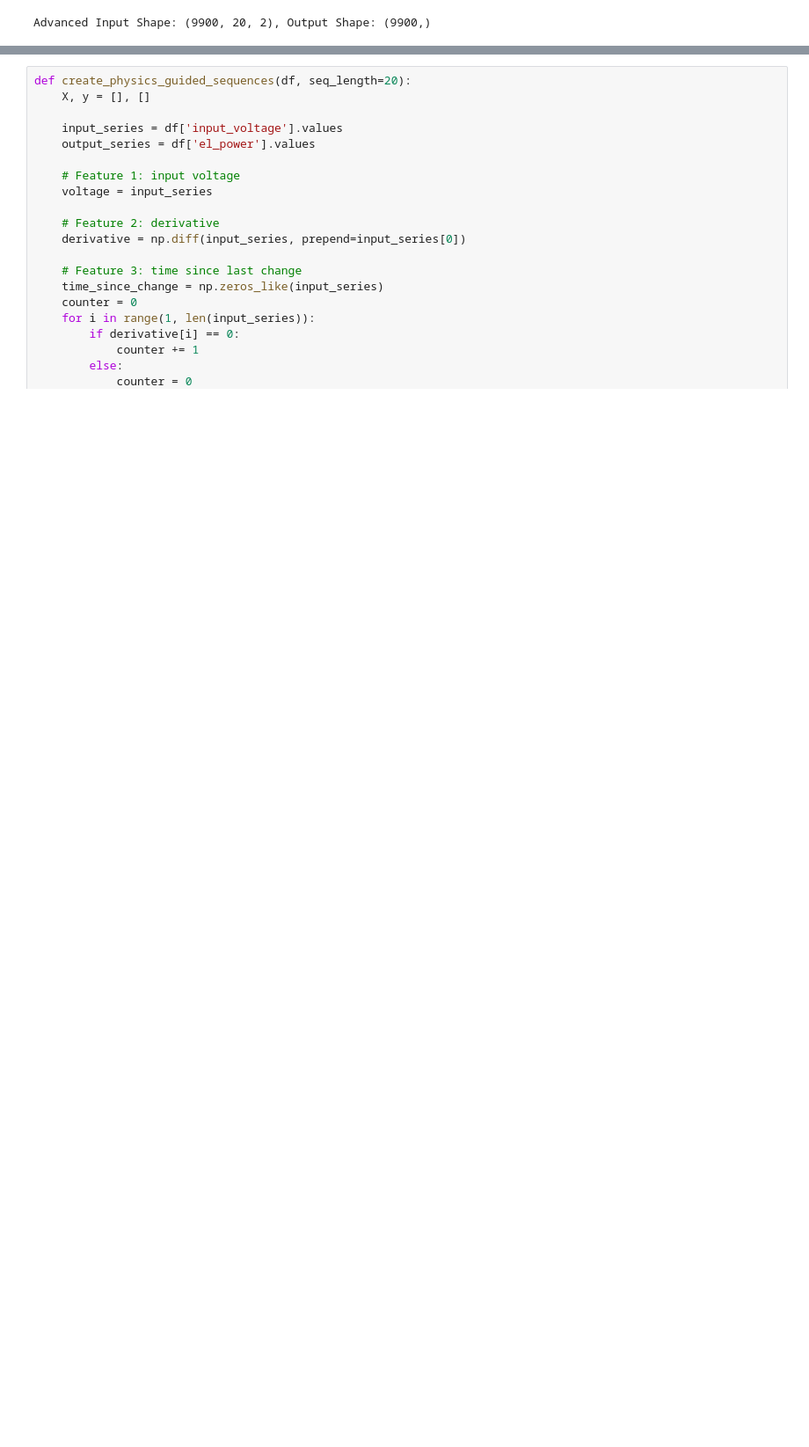
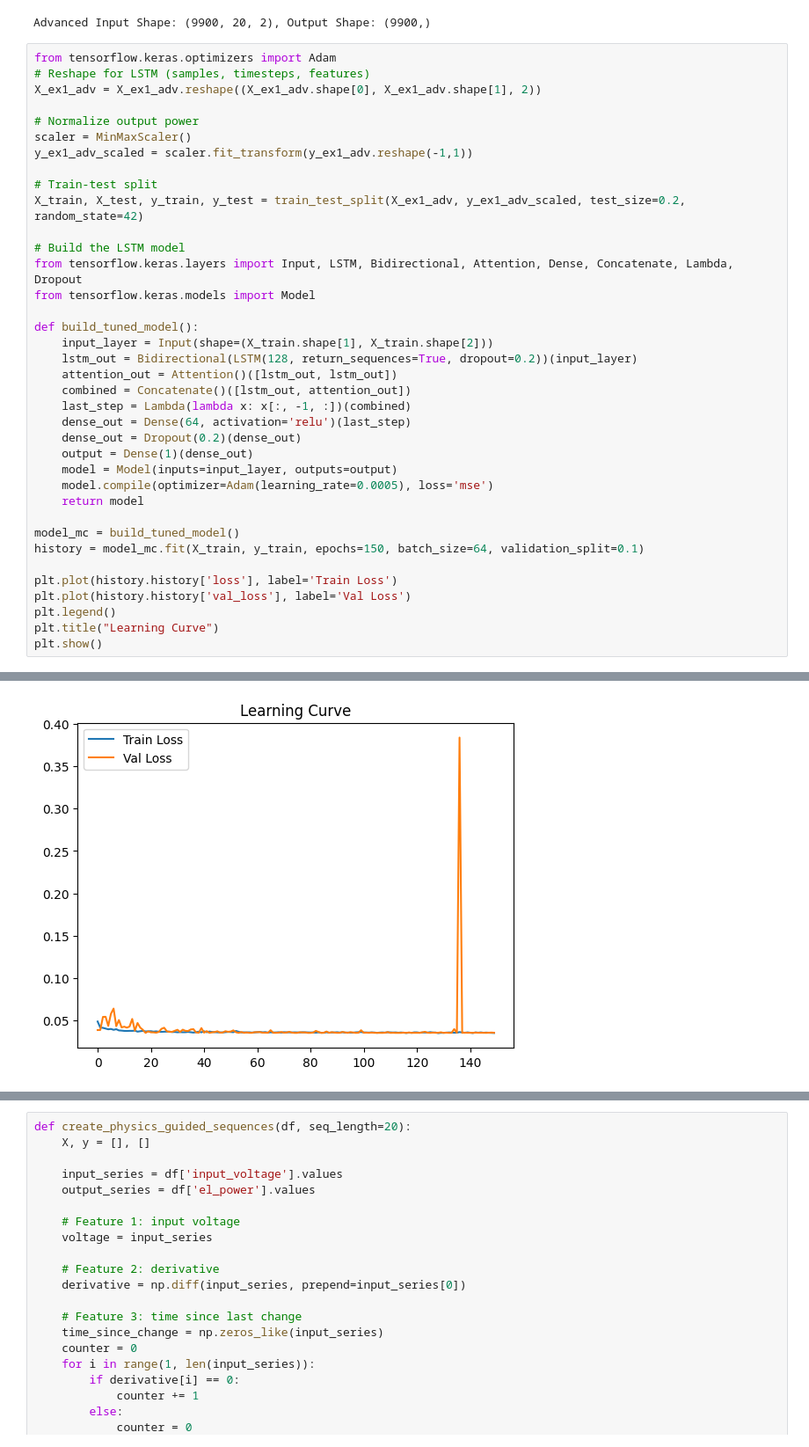
Before and after one commit to sharonchrista/MLE, a Jupyter notebook: turbine_lstm.ipynb, the cells around one changed output, grey strips where cells are left out. Shown at 88% size. Saved outputs shown, nothing was run; the diff lists cells and outputs as text; blank space fills up the shorter version.

```diff
--- a/turbine_lstm.ipynb
+++ b/turbine_lstm.ipynb
@@ -180,3 +180,41 @@ X_ex1_adv, y_ex1_adv = create_advanced_sequences(df_ex1, seq_length=20)
 print(f"Advanced Input Shape: {X_ex1_adv.shape}, Output Shape: {y_ex1_adv.shape}")
 # %% [output]
 Advanced Input Shape: (9900, 20, 2), Output Shape: (9900,)
+# %%
+from tensorflow.keras.optimizers import Adam
+# Reshape for LSTM (samples, timesteps, features)
+X_ex1_adv = X_ex1_adv.reshape((X_ex1_adv.shape[0], X_ex1_adv.shape[1], 2))
+
+# Normalize output power
+scaler = MinMaxScaler()
+y_ex1_adv_scaled = scaler.fit_transform(y_ex1_adv.reshape(-1,1))
+
+# Train-test split
+X_train, X_test, y_train, y_test = train_test_split(X_ex1_adv, y_ex1_adv_scaled, test_size=0.2, random_state=42)
+
+# Build the LSTM model
+from tensorflow.keras.layers import Input, LSTM, Bidirectional, Attention, Dense, Concatenate, Lambda, Dropout
+from tensorflow.keras.models import Model
+
+def build_tuned_model():
+    input_layer = Input(shape=(X_train.shape[1], X_train.shape[2]))
+    lstm_out = Bidirectional(LSTM(128, return_sequences=True, dropout=0.2))(input_layer)
+    attention_out = Attention()([lstm_out, lstm_out])
+    combined = Concatenate()([lstm_out, attention_out])
+    last_step = Lambda(lambda x: x[:, -1, :])(combined)
+    dense_out = Dense(64, activation='relu')(last_step)
+    dense_out = Dropout(0.2)(dense_out)
+    output = Dense(1)(dense_out)
+    model = Model(inputs=input_layer, outputs=output)
+    model.compile(optimizer=Adam(learning_rate=0.0005), loss='mse')
+    return model
+
+model_mc = build_tuned_model()
+history = model_mc.fit(X_train, y_train, epochs=150, batch_size=64, validation_split=0.1)
+
+plt.plot(history.history['loss'], label='Train Loss')
+plt.plot(history.history['val_loss'], label='Val Loss')
+plt.legend()
+plt.title("Learning Curve")
+plt.show()
+# %% [output]
@@ -182,0 +238 @@ Advanced Input Shape: (9900, 20, 2), Output Shape: (9900,)
+[figure, added]
```
Also changed, not shown: parts of 28 cells of this notebook, 9 other files.
